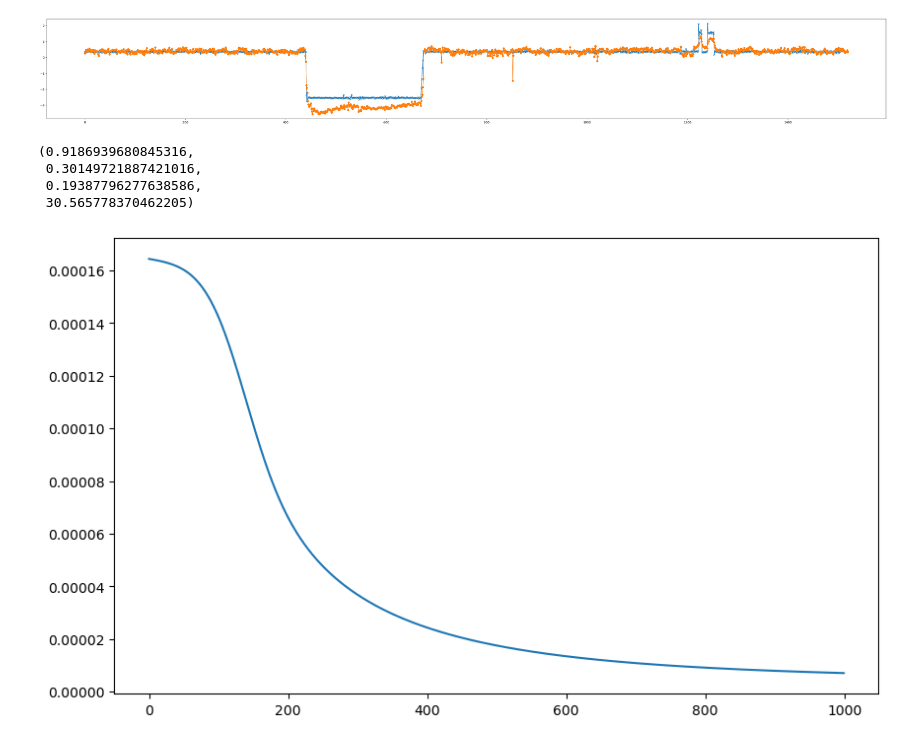
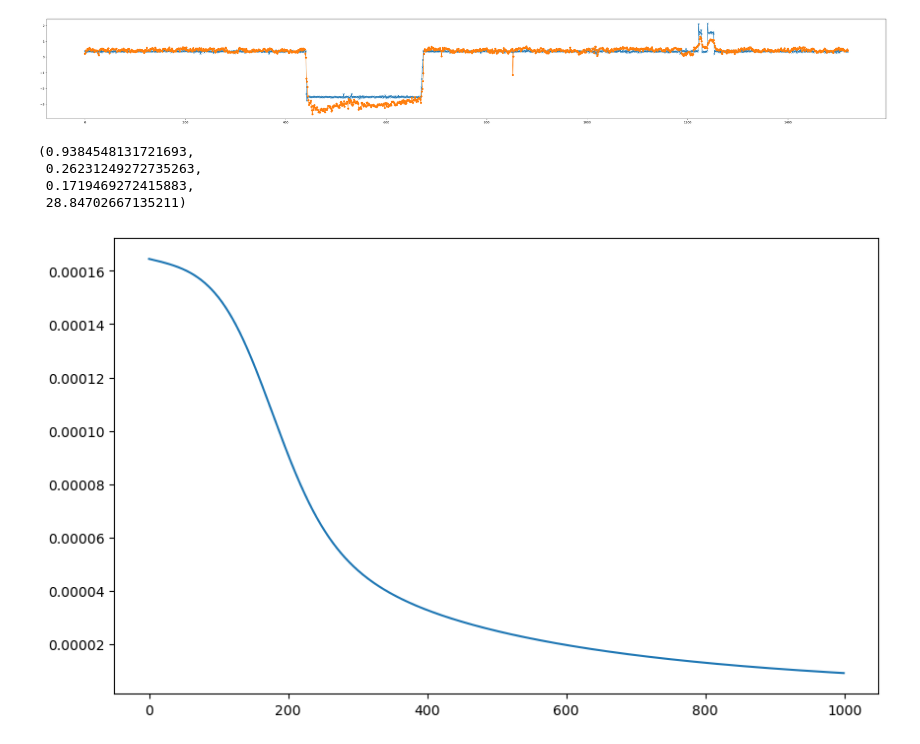
Before and after one commit to Tibboh17/Python, a Jupyter notebook: ML/LSTM/LSTM-with-Numpy.ipynb, the cells around one changed output. Saved outputs shown, nothing was run; the diff lists cells and outputs as text; code cells hidden in the pictures.

```diff
--- a/ML/LSTM/LSTM-with-Numpy.ipynb
+++ b/ML/LSTM/LSTM-with-Numpy.ipynb
@@ -55,8 +55,8 @@ class LSTM:
 
     def forward(self, x):
         self.T = x.shape[0]
+        y_pred = []
         cache = []
-        outputs = []
 
         h_prev = np.zeros((self.hidden_dimension, 1))
         c_prev = np.zeros((self.hidden_dimension, 1))
@@ -65,12 +65,12 @@ class LSTM:
             xt = x[t].reshape(-1, 1)
             ht, ct, cache_t = self.step(xt, h_prev, c_prev)
             h_prev, c_prev = ht, ct
-
             cache.append(cache_t)
 
-        y_pred = np.dot(outputs, self.wp.T) + self.bp
+            yt = np.dot(self.wp, ht) + self.bp
+            y_pred.append(yt)
 
-        return y_pred, cache
+        return np.hstack(y_pred), cache
 
     def backward(self, y_true, y_pred, cache, learning_rate, clip_value):
         dwf, dbf = np.zeros_like(self.wf), np.zeros_like(self.bf)
@@ -87,7 +87,7 @@ class LSTM:
         for t in reversed(range(self.T)):
             ht, ct, ft, it, ot, c_tilde, c_prev, concat = cache[t]
 
-            dyt = dy[t].reshape(-1, 1)
+            dyt = dy[:, t].reshape(-1, 1)
             dwp += np.dot(dyt, ht.T)
             dbp += dyt
 
@@ -95,7 +95,7 @@ class LSTM:
             dot = dht * np.tanh(ct)
             dot *= ot * (1 - ot)
 
-            dct = dht * ot * (1 - ct ** 2) + dc_next
+            dct = dht * ot * (1 - np.tanh(ct) ** 2) + dc_next
             dc_tilde = dct * it
             dc_tilde *= (1 - c_tilde ** 2)
 
@@ -108,34 +108,25 @@ class LSTM:
             dwf += np.dot(dft, concat.T)
             dwi += np.dot(dit, concat.T)
             dwo += np.dot(dot, concat.T)
-            dwc += np.dot(dct, concat.T)
+            dwc += np.dot(dc_tilde, concat.T)
 
             dbf += dft
             dbi += dit
             dbo += dot
-            dbc += dct
+            dbc += dc_tilde
 
             d_concat = (
                 np.dot(self.wf.T, dft) +
                 np.dot(self.wi.T, dit) +
                 np.dot(self.wo.T, dot) +
                 np.dot(self.wc.T, dc_tilde)
-                )
+            )
 
             dh_next = d_concat[:self.hidden_dimension, :]
             dc_next = dct * ft
 
-        dwf = np.clip(dwf, -clip_value, clip_value)
-        dwi = np.clip(dwi, -clip_value, clip_value)
-        dwo = np.clip(dwo, -clip_value, clip_value)
-        dwc = np.clip(dwc, -clip_value, clip_value)
-        dwp = np.clip(dwp, -clip_value, clip_value)
-
-        dbf = np.clip(dbf, -clip_value, clip_value)
-        dbi = np.clip(dbi, -clip_value, clip_value)
-        dbo = np.clip(dbo, -clip_value, clip_value)
-        dbc = np.clip(dbc, -clip_value, clip_value)
-        dbp = np.clip(dbp, -clip_value, clip_value)
+        for grad in [dwf, dwi, dwo, dwc, dwp, dbf, dbi, dbo, dbc, dbp]:
+            np.clip(grad, -clip_value, clip_value, out=grad)
 
         self.wf -= learning_rate * dwf
         self.wi -= learning_rate * dwi
@@ -179,10 +170,10 @@ y_train_mean = np.mean(y_train, axis=0)
 y_train_std = np.std(y_train, axis=0)
 
 x_train = standarize(x_train, x_train_mean, x_train_std).to_numpy()
-y_train = standarize(y_train, y_train_mean, y_train_std).to_numpy().reshape(-1, 1)
+y_train = standarize(y_train, y_train_mean, y_train_std).to_numpy().reshape(1, -1)
 
 test_data_sorted = test_data.sort_values(by='Origin').reset_index(drop=True)
 x_test_sorted, y_test_sorted = test_data_sorted.drop(columns=['No.', 'A1', 'Origin'], axis=1), test_data_sorted['A1']
 
 x_test_sorted = standarize(x_test_sorted, x_train_mean, x_train_std).to_numpy()
-y_test_sorted = standarize(y_test_sorted, y_train_mean, y_train_std).to_numpy().reshape(-1, 1)
+y_test_sorted = standarize(y_test_sorted, y_train_mean, y_train_std).to_numpy().reshape(1, -1)
@@ -209,12 +203,12 @@ Epoch 1000, Loss: 0.04286520277652168
 # %%
 y_pred, _ = model.forward(x_test_sorted)
 
 plt.figure(figsize=(50, 6))
-plt.plot(y_test_sorted, marker="x")
-plt.plot(y_pred, marker="o")
+plt.plot(y_test_sorted.reshape(-1, 1), marker="x")
+plt.plot(y_pred.reshape(-1, 1), marker="o")
 plt.show()
 # %% [output]
-[figure, old version]
+[figure, new version]
 # %%
 def calculate_metrics(y_true, y_pred):
     ss_total = np.sum((y_true - np.mean(y_true)) ** 2)
@@ -228,13 +222,13 @@ def calculate_metrics(y_true, y_pred):
 
 calculate_metrics(y_test_sorted, y_pred)
 # %% [output]
-(0.9186939680845316,
- 0.30149721887421016,
- 0.19387796277638586,
- 30.565778370462205)
+(0.9384548131721693,
+ 0.26231249272735263,
+ 0.1719469272415883,
+ 28.84702667135211)
 # %%
 plt.figure(figsize=(10, 6))
 plt.plot(loss_list)
 plt.show()
 # %% [output]
-[figure, old version]
+[figure, new version]
```
Also changed, not shown: parts of 4 cells of this notebook.
